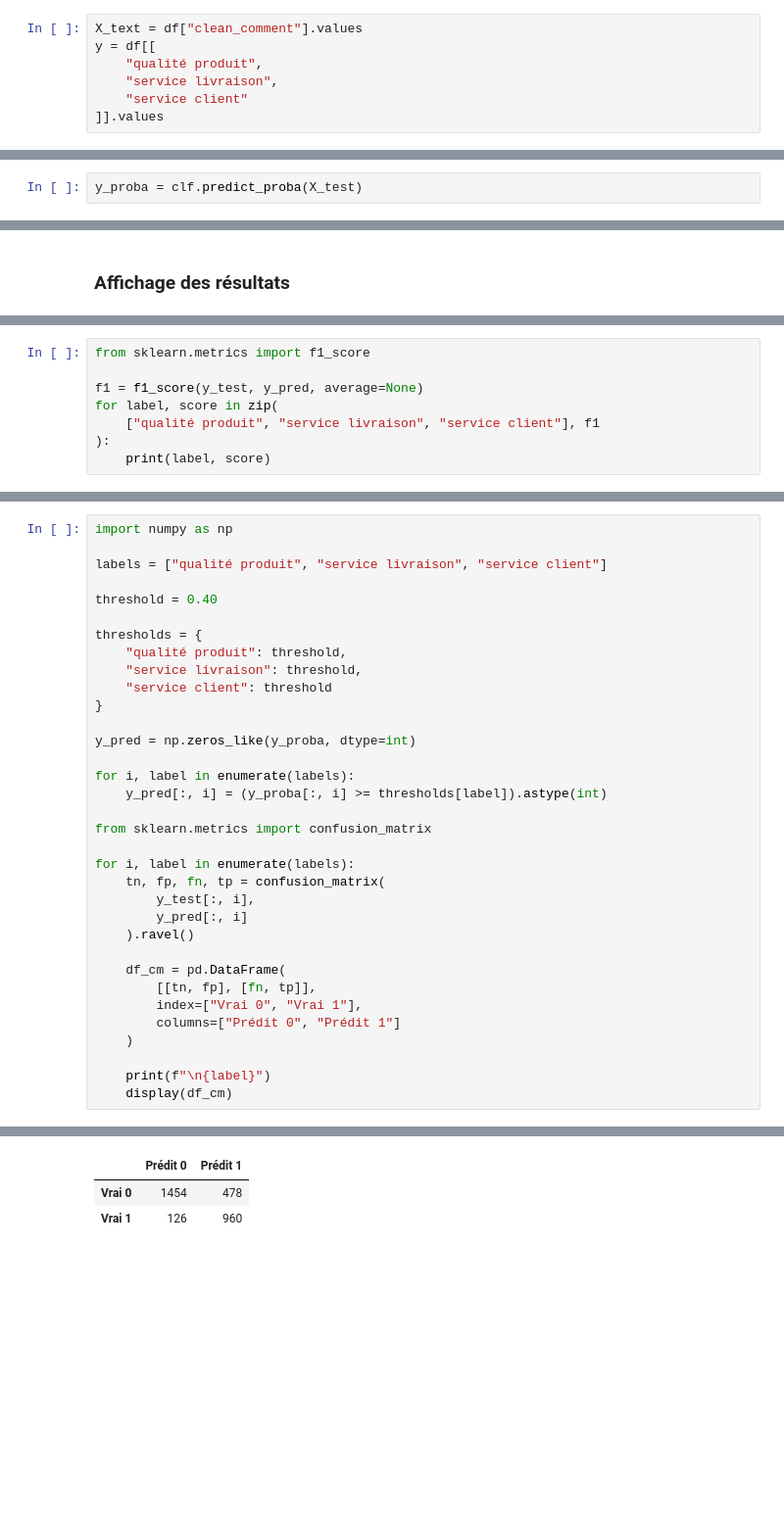
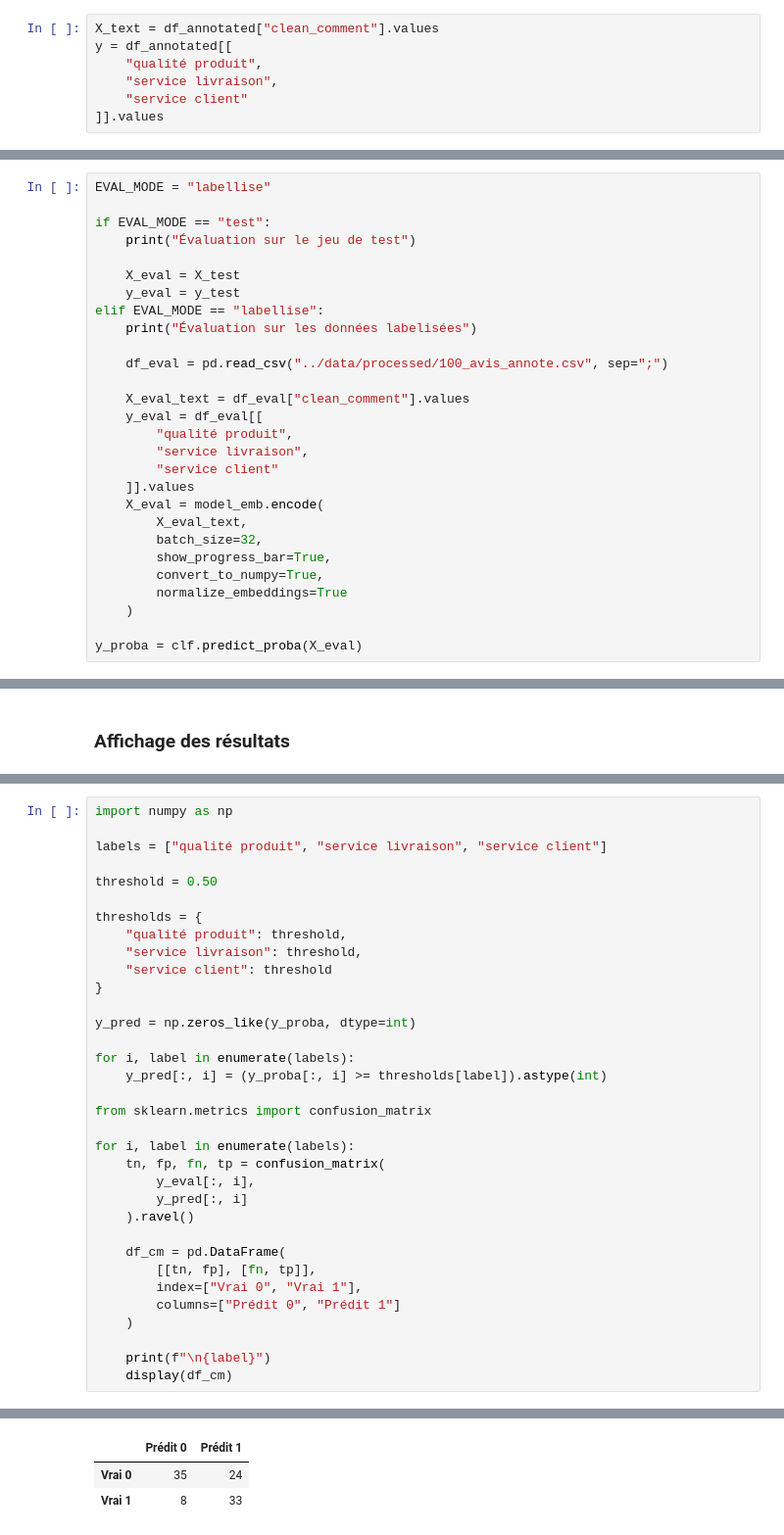
Before and after one commit to laurinecharbonnier/trustpilot, a Jupyter notebook: notebooks/LogisticRegression.ipynb, the cells around one changed output, grey strips where cells are left out. Shown at 98% size. Saved outputs shown, nothing was run; the diff lists cells and outputs as text; blank space fills up the shorter version.

Commit message:
Test entrainement avec Regex

```diff
--- a/notebooks/LogisticRegression.ipynb
+++ b/notebooks/LogisticRegression.ipynb
@@ -82,8 +89,8 @@ display(display_cols)
 # %% [markdown]
 ### Création des variables X_test/y
 # %%
-X_text = df["clean_comment"].values
-y = df[[
+X_text = df_annotated["clean_comment"].values
+y = df_annotated[[
     "qualité produit",
     "service livraison",
     "service client"
@@ -166,2 +192,28 @@ OneVsRestClassifier(estimator=LogisticRegression(class_weight='balanced',
 # %%
-y_proba = clf.predict_proba(X_test)
+EVAL_MODE = "labellise"
+
+if EVAL_MODE == "test":
+    print("Évaluation sur le jeu de test")
+
+    X_eval = X_test
+    y_eval = y_test
+elif EVAL_MODE == "labellise":
+    print("Évaluation sur les données labelisées")
+
+    df_eval = pd.read_csv("../data/processed/100_avis_annote.csv", sep=";")
+
+    X_eval_text = df_eval["clean_comment"].values
+    y_eval = df_eval[[
+        "qualité produit",
+        "service livraison",
+        "service client"
+    ]].values
+    X_eval = model_emb.encode(
+        X_eval_text,
+        batch_size=32,
+        show_progress_bar=True,
+        convert_to_numpy=True,
+        normalize_embeddings=True
+    )
+
+y_proba = clf.predict_proba(X_eval)
@@ -197,8 +250,0 @@ service livraison       0.90      0.91      0.91      1374
-# %%
-from sklearn.metrics import f1_score
-
-f1 = f1_score(y_test, y_pred, average=None)
-for label, score in zip(
-    ["qualité produit", "service livraison", "service client"], f1
-):
-    print(label, score)
@@ -211,39 +253,39 @@ import numpy as np
 
 labels = ["qualité produit", "service livraison", "service client"]
 
-threshold = 0.40
+threshold = 0.50
 
 thresholds = {
     "qualité produit": threshold,
     "service livraison": threshold,
     "service client": threshold
 }
 
 y_pred = np.zeros_like(y_proba, dtype=int)
 
 for i, label in enumerate(labels):
     y_pred[:, i] = (y_proba[:, i] >= thresholds[label]).astype(int)
 
 from sklearn.metrics import confusion_matrix
 
 for i, label in enumerate(labels):
     tn, fp, fn, tp = confusion_matrix(
-        y_test[:, i],
+        y_eval[:, i],
         y_pred[:, i]
     ).ravel()
 
     df_cm = pd.DataFrame(
         [[tn, fp], [fn, tp]],
         index=["Vrai 0", "Vrai 1"],
         columns=["Prédit 0", "Prédit 1"]
     )
 
     print(f"\n{label}")
     display(df_cm)
 # %% [output]
 qualité produit
 |  | Prédit 0 | Prédit 1 |
-| Vrai 0 | 1454 | 478 |
-| Vrai 1 | 126 | 960 |
+| Vrai 0 | 35 | 24 |
+| Vrai 1 | 8 | 33 |
 service livraison
 |  | Prédit 0 | Prédit 1 |
```
Also changed, not shown: parts of 14 cells of this notebook, 7 other files.
